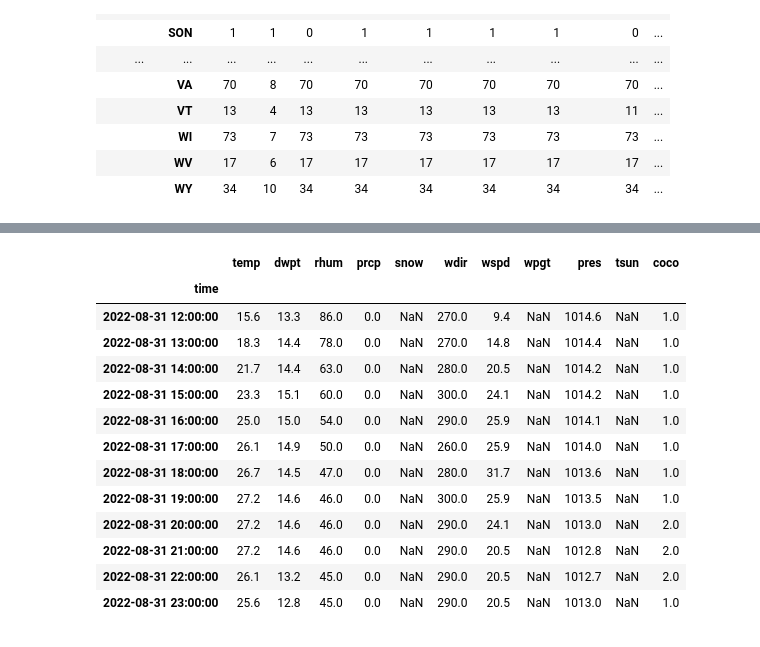
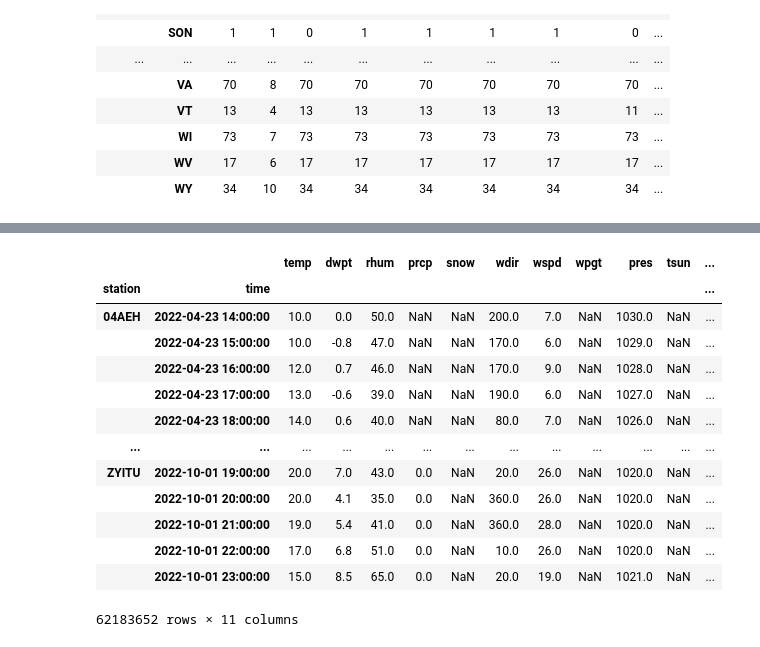
Before and after one commit to Pkeet99/Weatherman, a Jupyter notebook: data/generate_dataset.ipynb, the cells around one changed output, grey strips where cells are left out. Drawn from its saved outputs; the diff is of its cells as text; code cells hidden in the pictures.

```diff
--- a/data/generate_dataset.ipynb
+++ b/data/generate_dataset.ipynb
@@ -38,7 +38,7 @@ Hourly.cache_dir = r'data/cache'
 
 # Set time period
 start = datetime(2019, 1, 1)
-end = datetime(2022, 8, 31, 23, 59)
+end = datetime(2022, 10, 1, 23, 59)
 
 # Get hourly data
 data = Hourly(stationlist, start, end)
@@ -49,16 +65,16 @@ Warning: Cannot load hourly/2023/KARB0.csv.gz from https://bulk.meteostat.net/v2
-|  | temp | dwpt | rhum | prcp | snow | wdir | wspd | wpgt | pres | tsun | coco |
-| time |  |  |  |  |  |  |  |  |  |  |  |
-| 2022-08-31 12:00:00 | 15.6 | 13.3 | 86.0 | 0.0 | NaN | 270.0 | 9.4 | NaN | 1014.6 | NaN | 1.0 |
-| 2022-08-31 13:00:00 | 18.3 | 14.4 | 78.0 | 0.0 | NaN | 270.0 | 14.8 | NaN | 1014.4 | NaN | 1.0 |
-| 2022-08-31 14:00:00 | 21.7 | 14.4 | 63.0 | 0.0 | NaN | 280.0 | 20.5 | NaN | 1014.2 | NaN | 1.0 |
-| 2022-08-31 15:00:00 | 23.3 | 15.1 | 60.0 | 0.0 | NaN | 300.0 | 24.1 | NaN | 1014.2 | NaN | 1.0 |
-| 2022-08-31 16:00:00 | 25.0 | 15.0 | 54.0 | 0.0 | NaN | 290.0 | 25.9 | NaN | 1014.1 | NaN | 1.0 |
-| 2022-08-31 17:00:00 | 26.1 | 14.9 | 50.0 | 0.0 | NaN | 260.0 | 25.9 | NaN | 1014.0 | NaN | 1.0 |
-| 2022-08-31 18:00:00 | 26.7 | 14.5 | 47.0 | 0.0 | NaN | 280.0 | 31.7 | NaN | 1013.6 | NaN | 1.0 |
-| 2022-08-31 19:00:00 | 27.2 | 14.6 | 46.0 | 0.0 | NaN | 300.0 | 25.9 | NaN | 1013.5 | NaN | 1.0 |
-| 2022-08-31 20:00:00 | 27.2 | 14.6 | 46.0 | 0.0 | NaN | 290.0 | 24.1 | NaN | 1013.0 | NaN | 2.0 |
-| 2022-08-31 21:00:00 | 27.2 | 14.6 | 46.0 | 0.0 | NaN | 290.0 | 20.5 | NaN | 1012.8 | NaN | 2.0 |
-| 2022-08-31 22:00:00 | 26.1 | 13.2 | 45.0 | 0.0 | NaN | 290.0 | 20.5 | NaN | 1012.7 | NaN | 2.0 |
-| 2022-08-31 23:00:00 | 25.6 | 12.8 | 45.0 | 0.0 | NaN | 290.0 | 20.5 | NaN | 1013.0 | NaN | 1.0 |
+|  |  | temp | dwpt | rhum | prcp | snow | wdir | wspd | wpgt | pres | tsun | ... |
+| station | time |  |  |  |  |  |  |  |  |  |  | ... |
+| 04AEH | 2022-04-23 14:00:00 | 10.0 | 0.0 | 50.0 | NaN | NaN | 200.0 | 7.0 | NaN | 1030.0 | NaN | ... |
+|  | 2022-04-23 15:00:00 | 10.0 | -0.8 | 47.0 | NaN | NaN | 170.0 | 6.0 | NaN | 1029.0 | NaN | ... |
+|  | 2022-04-23 16:00:00 | 12.0 | 0.7 | 46.0 | NaN | NaN | 170.0 | 9.0 | NaN | 1028.0 | NaN | ... |
+|  | 2022-04-23 17:00:00 | 13.0 | -0.6 | 39.0 | NaN | NaN | 190.0 | 6.0 | NaN | 1027.0 | NaN | ... |
+|  | 2022-04-23 18:00:00 | 14.0 | 0.6 | 40.0 | NaN | NaN | 80.0 | 7.0 | NaN | 1026.0 | NaN | ... |
+| ... | ... | ... | ... | ... | ... | ... | ... | ... | ... | ... | ... | ... |
+| ZYITU | 2022-10-01 19:00:00 | 20.0 | 7.0 | 43.0 | 0.0 | NaN | 20.0 | 26.0 | NaN | 1020.0 | NaN | ... |
+|  | 2022-10-01 20:00:00 | 20.0 | 4.1 | 35.0 | 0.0 | NaN | 360.0 | 26.0 | NaN | 1020.0 | NaN | ... |
+|  | 2022-10-01 21:00:00 | 19.0 | 5.4 | 41.0 | 0.0 | NaN | 360.0 | 28.0 | NaN | 1020.0 | NaN | ... |
+|  | 2022-10-01 22:00:00 | 17.0 | 6.8 | 51.0 | 0.0 | NaN | 10.0 | 26.0 | NaN | 1020.0 | NaN | ... |
+|  | 2022-10-01 23:00:00 | 15.0 | 8.5 | 65.0 | 0.0 | NaN | 20.0 | 19.0 | NaN | 1021.0 | NaN | ... |
+62183652 rows × 11 columns
 # %%
 data.to_pickle('data/weatherraw.pkl')
```
Also changed, not shown: parts of 1 cell of this notebook, 5 other files.
